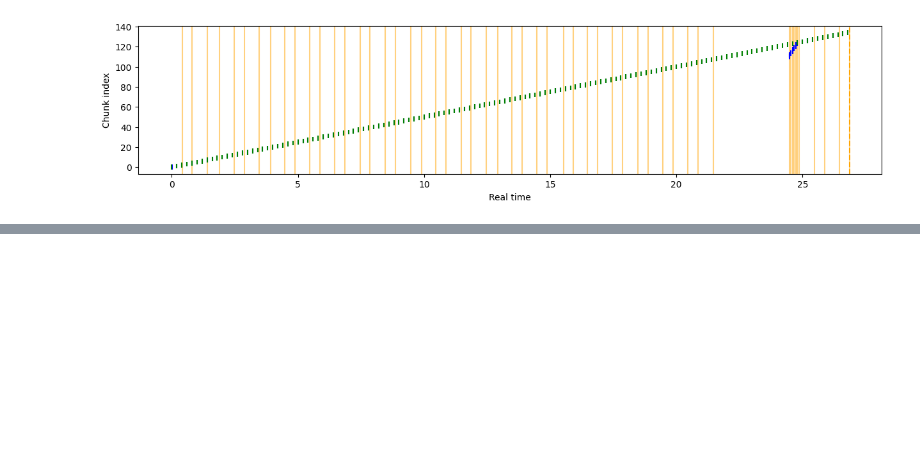
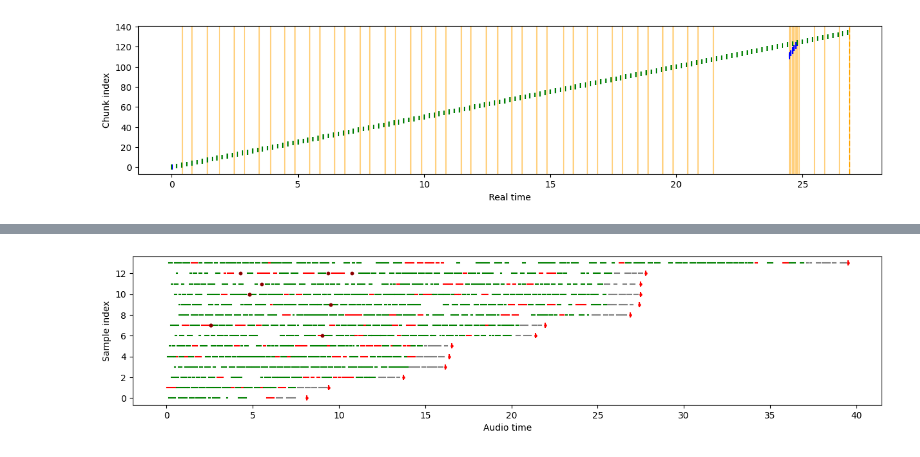
Before and after one commit to SibNN/asr_eval, a Jupyter notebook: notebooks/Demo.ipynb, the cells around one changed output, grey strips where cells are left out. Cells and saved outputs as stored; diff of their text form; code cells hidden in the pictures; blank space fills up the shorter version.

```diff
--- a/notebooks/Demo.ipynb
+++ b/notebooks/Demo.ipynb
@@ -294,0 +291,6 @@ plt.show()
+# %%
+plt.figure(figsize=(15, 3))
+show_last_alignments(evals)
+plt.show()
+# %% [output]
+[figure, added]
```
Also changed, not shown: parts of 3 cells of this notebook, 1 other file.
